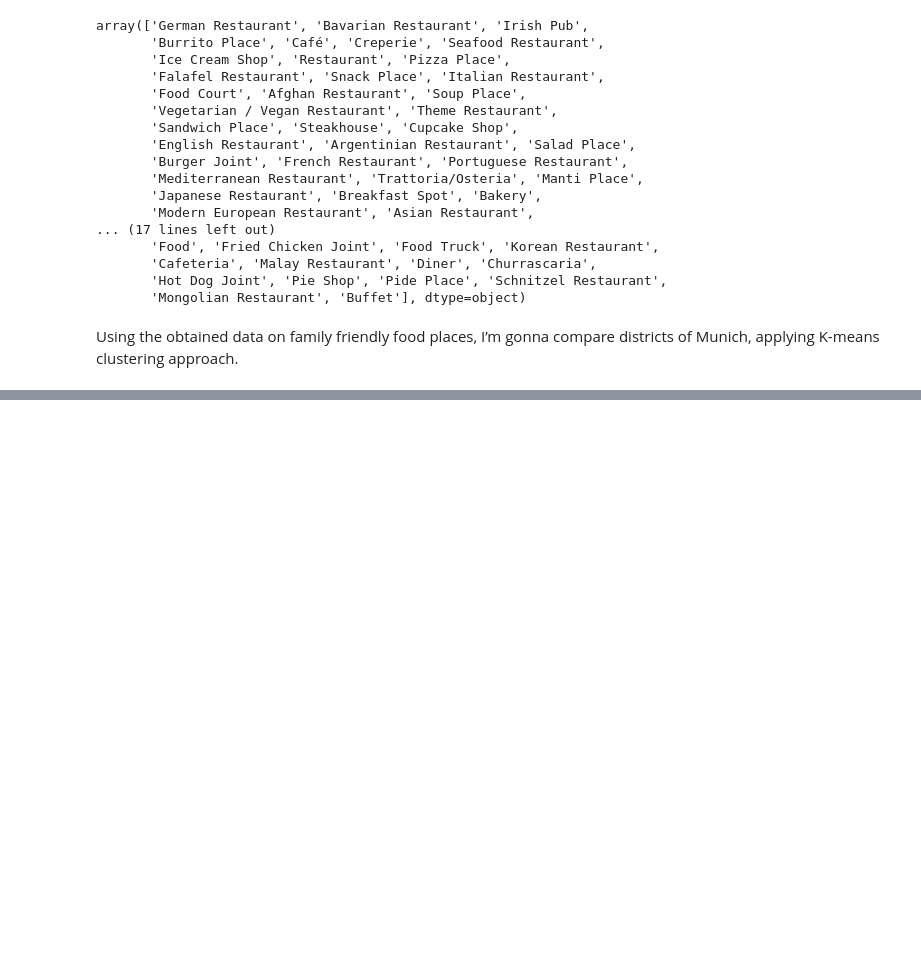
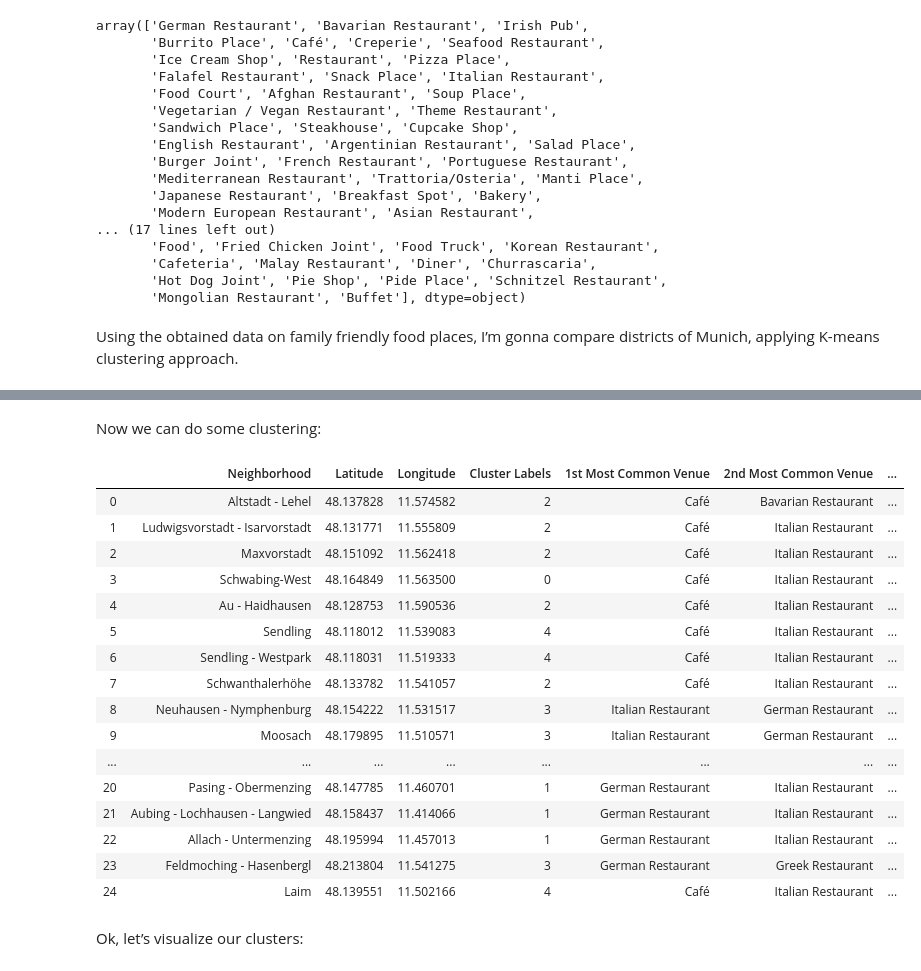
Before and after one commit to slavikdev/Coursera_Capstone, a Jupyter notebook: munich-family-neighborhoods/munich-family-places.ipynb, the cells around one changed output, grey strips where cells are left out. Saved outputs shown, nothing was run; the diff lists cells and outputs as text; code cells hidden in the pictures; blank space fills up the shorter version.

```diff
--- a/munich-family-neighborhoods/munich-family-places.ipynb
+++ b/munich-family-neighborhoods/munich-family-places.ipynb
@@ -231,0 +285,3 @@ Using the obtained data on family friendly food places, I’m gonna compare dist
+# %%
+venues_grouped = venues_onehot.groupby('Neighborhood').mean().reset_index()
+venues_grouped
@@ -231,0 +310,26 @@ Using the obtained data on family friendly food places, I’m gonna compare dist
+# %%
+import numpy as np
+
+def return_most_common_venues(row, num_top_venues):
+    row_categories = row.iloc[1:]
+    row_categories_sorted = row_categories.sort_values(ascending=False)
+
+    return row_categories_sorted.index.values[0:num_top_venues]
+
+num_top_venues = 5
+indicators = ['st', 'nd', 'rd']
+columns = ['Neighborhood']
+
+for ind in np.arange(num_top_venues):
+    try:
+        columns.append('{}{} Most Common Venue'.format(ind + 1, indicators[ind]))
+    except:
+        columns.append('{}th Most Common Venue'.format(ind + 1))
+
+venues_sorted = pd.DataFrame(columns=columns)
+venues_sorted['Neighborhood'] = venues_grouped['Neighborhood']
+
+for ind in np.arange(venues_grouped.shape[0]):
+    venues_sorted.iloc[ind, 1:] = return_most_common_venues(venues_grouped.iloc[ind, :], num_top_venues)
+
+venues_sorted
@@ -231,0 +377,3 @@ Using the obtained data on family friendly food places, I’m gonna compare dist
+# %%
+district_data = pd.DataFrame(district_locations, columns=['Neighborhood', 'Latitude', 'Longitude'])
+district_data
@@ -231,0 +398,35 @@ Using the obtained data on family friendly food places, I’m gonna compare dist
+# %% [markdown]
+Now we can do some clustering:
+# %%
+from sklearn.cluster import KMeans
+
+kclusters = 5
+
+venues_grouped_clustering = venues_grouped.drop('Neighborhood', 1)
+
+kmeans = KMeans(init="k-means++", n_clusters=kclusters, n_init=12).fit(venues_grouped_clustering)
+venues_sorted.insert(0, 'Cluster Labels', kmeans.labels_)
+venues_merged = district_data
+venues_merged = venues_merged.join(venues_sorted.set_index('Neighborhood'), on='Neighborhood')
+
+venues_merged
+# %% [output]
+|  | Neighborhood | Latitude | Longitude | Cluster Labels | 1st Most Common Venue | 2nd Most Common Venue | ... |
+| 0 | Altstadt - Lehel | 48.137828 | 11.574582 | 2 | Café | Bavarian Restaurant | ... |
+| 1 | Ludwigsvorstadt - Isarvorstadt | 48.131771 | 11.555809 | 2 | Café | Italian Restaurant | ... |
+| 2 | Maxvorstadt | 48.151092 | 11.562418 | 2 | Café | Italian Restaurant | ... |
+| 3 | Schwabing-West | 48.164849 | 11.563500 | 0 | Café | Italian Restaurant | ... |
+| 4 | Au - Haidhausen | 48.128753 | 11.590536 | 2 | Café | Italian Restaurant | ... |
+| 5 | Sendling | 48.118012 | 11.539083 | 4 | Café | Italian Restaurant | ... |
+| 6 | Sendling - Westpark | 48.118031 | 11.519333 | 4 | Café | Italian Restaurant | ... |
+| 7 | Schwanthalerhöhe | 48.133782 | 11.541057 | 2 | Café | Italian Restaurant | ... |
+| 8 | Neuhausen - Nymphenburg | 48.154222 | 11.531517 | 3 | Italian Restaurant | German Restaurant | ... |
+| 9 | Moosach | 48.179895 | 11.510571 | 3 | Italian Restaurant | German Restaurant | ... |
+| ... | ... | ... | ... | ... | ... | ... | ... |
+| 20 | Pasing - Obermenzing | 48.147785 | 11.460701 | 1 | German Restaurant | Italian Restaurant | ... |
+| 21 | Aubing - Lochhausen - Langwied | 48.158437 | 11.414066 | 1 | German Restaurant | Italian Restaurant | ... |
+| 22 | Allach - Untermenzing | 48.195994 | 11.457013 | 1 | German Restaurant | Italian Restaurant | ... |
+| 23 | Feldmoching - Hasenbergl | 48.213804 | 11.541275 | 3 | German Restaurant | Greek Restaurant | ... |
+| 24 | Laim | 48.139551 | 11.502166 | 4 | Café | Italian Restaurant | ... |
+# %% [markdown]
+Ok, let’s visualize our clusters:
```
Also changed, not shown: parts of 43 cells of this notebook, 2 other files.
